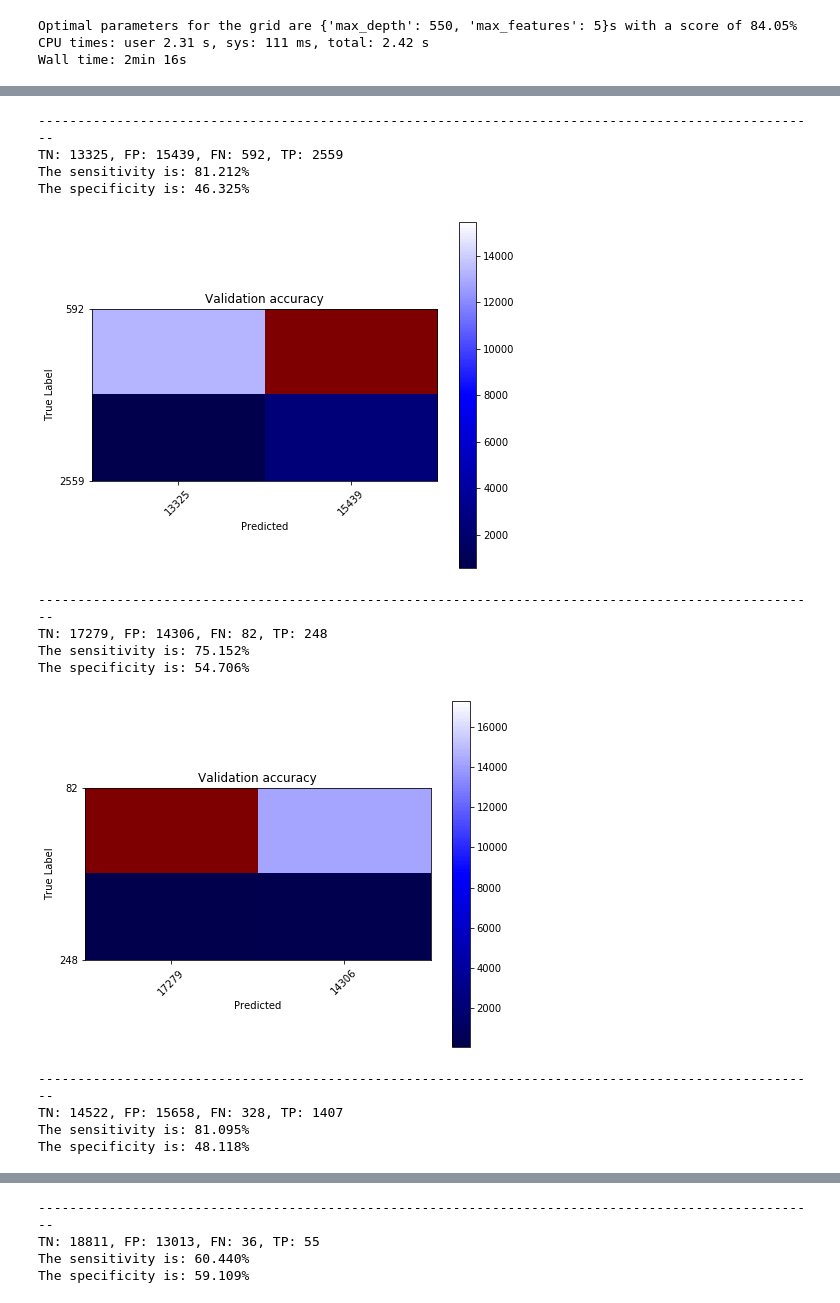
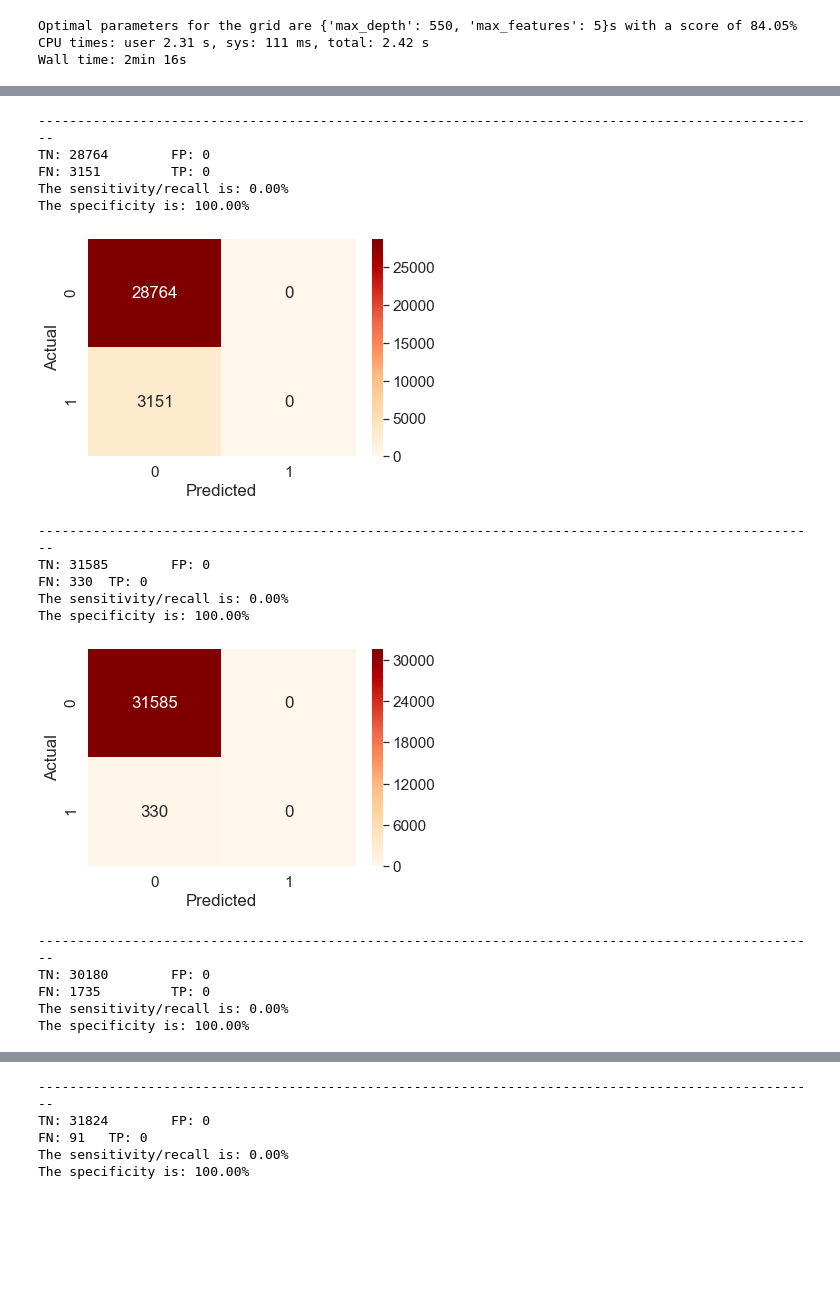
Before and after one commit to peturjokull/Gervigreind-Lokaverkefni, a Jupyter notebook: numi.ipynb, the cells around one changed output, grey strips where cells are left out. Cells and saved outputs as stored; diff of their text form; code cells hidden in the pictures; blank space fills up the shorter version.

```diff
--- a/numi.ipynb
+++ b/numi.ipynb
@@ -466,31 +540,61 @@ Wall time: 1min 8s
+# %%
+def plot_conf_mat(mat, cmap_="OrRd" ):
+    ax = sn.heatmap(mat, annot=True, fmt="d", cmap=cmap_)
+    plt.ylabel('Actual')
+    plt.xlabel('Predicted')
+    # Lætur tölurnar vera í miðjum kassanum
+    bottom, top = ax.get_ylim()
+    ax.set_ylim(bottom + 0.5, top - 0.5)
+    plt.show()
 # %%
 from sklearn.metrics import multilabel_confusion_matrix
 from sklearn.metrics import plot_confusion_matrix
 from sklearn.metrics import classification_report
-conmat = multilabel_confusion_matrix(y_test_np, y_test_pred)
-
+from sklearn.metrics import accuracy_score
+# conmat = multilabel_confusion_matrix(y_test_np, y_test_pred)
+conmat = multilabel_confusion_matrix(y_test_np, np.zeros(y_test_np.shape))
+total_tn, total_fp, total_fn, total_tp = 0, 0, 0, 0
+totals = np.zeros((2,2))
+i = 1
 for mat in conmat:
     tn, fp, fn, tp  = mat.ravel()
+    totals += mat
     print('-'*100)
-    print("TN: {}, FP: {}, FN: {}, TP: {}".format(tn, fp, fn, tp))
-    print("The sensitivity is: {:.3%}".format(tp/(tp+fn)))
-    print("The specificity is: {:.3%}".format(tn/(tn+fp)))
-    plot_heatmap(mat, 'Validation accuracy', 'Predicted', 'True Label',
-              (tn, fp), (fn,tp), np.min(mat), np.max(mat)-0.01)
+    print("TN: {}\t FP: {} \nFN: {}\t TP: {}".format(tn, fp, fn, tp))
+    print("The sensitivity/recall is: {:.2%}".format(tp/(tp+fn)))
+    print("The specificity is: {:.2%}".format(tn/(tn+fp)))
+    plot_conf_mat(mat)
+
+    i+=1
+print(totals)
+print('-'*100)
+# Recall = TP / (TP + FN)
+# Recall = Sensitivity = True Positive Rate
+# Precision = TP / (TP + FP)
+# Specificity = TN / (TN + FP) = False Positive Rate
+print("TN: {}\t FP: {} \nFN: {}\t TP: {}".format(totals[0,0], totals[0,1], totals[1,0], totals[1,1]))
+print("Total recall/sensitivity is: {:.2%}".format(totals[1,1]/(totals[1,1]+totals[1,0])))
+print("Total specificity is: {:.2%}".format(totals[1,0]/(totals[1,0]+totals[0,1])))
+# plot_heatmap(mat, 'Confusion matrix for total', 'Predicted', 'True Label',
+#               (totals[0,0], totals[0,1]), (totals[1,0],totals[1,1]), np.min(totals), np.median(totals))
+plot_conf_mat(totals.astype(int))
 # plot_confusion_matrix(rf, vectorizer.transform(X_test_np.ravel()), y_test_np, values_format = 'd')
 # print(classification_report(y_test_np, y_test_pred, digits = 3))
 # %% [output]
 ----------------------------------------------------------------------------------------------------
-TN: 13325, FP: 15439, FN: 592, TP: 2559
-The sensitivity is: 81.212%
-The specificity is: 46.325%
+TN: 28764        FP: 0
+FN: 3151         TP: 0
+The sensitivity/recall is: 0.00%
+The specificity is: 100.00%
-[figure, old version]
+[figure, new version]
 ----------------------------------------------------------------------------------------------------
-TN: 17279, FP: 14306, FN: 82, TP: 248
-The sensitivity is: 75.152%
-The specificity is: 54.706%
+TN: 31585        FP: 0
+FN: 330  TP: 0
+The sensitivity/recall is: 0.00%
+The specificity is: 100.00%
-[figure, old version]
+[figure, new version]
 ----------------------------------------------------------------------------------------------------
-TN: 14522, FP: 15658, FN: 328, TP: 1407
-The sensitivity is: 81.095%
-The specificity is: 48.118%
+TN: 30180        FP: 0
+FN: 1735         TP: 0
+The sensitivity/recall is: 0.00%
+The specificity is: 100.00%
@@ -498,4 +602,5 @@ The specificity is: 48.118%
 ----------------------------------------------------------------------------------------------------
-TN: 18811, FP: 13013, FN: 36, TP: 55
-The sensitivity is: 60.440%
-The specificity is: 59.109%
+TN: 31824        FP: 0
+FN: 91   TP: 0
+The sensitivity/recall is: 0.00%
+The specificity is: 100.00%
```
Also changed, not shown: parts of 18 cells of this notebook.
